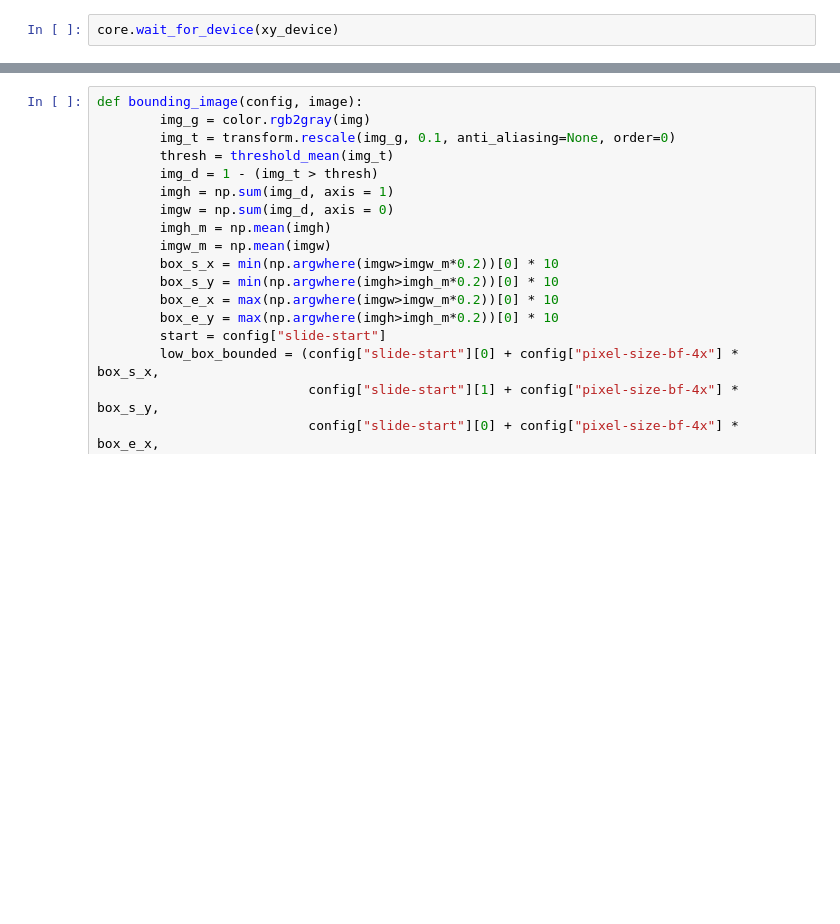
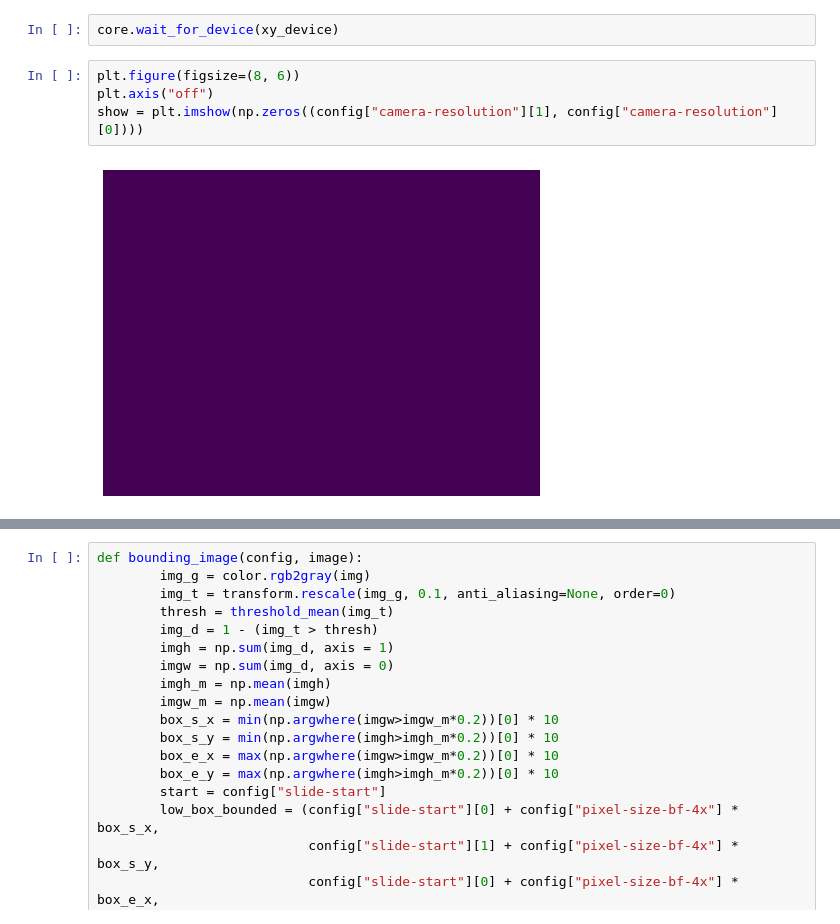
Before and after one commit to uw-loci/smart-wsi-scanner, a Jupyter notebook: bf-scanner.ipynb, the cells around one changed output, grey strips where cells are left out. Cells and saved outputs as stored; diff of their text form; blank space fills up the shorter version.

```diff
--- a/bf-scanner.ipynb
+++ b/bf-scanner.ipynb
@@ -78,4 +78,10 @@ core.get_focus_device()
 'Z'
 # %%
 core.wait_for_device(xy_device)
+# %%
+plt.figure(figsize=(8, 6))
+plt.axis("off")
+show = plt.imshow(np.zeros((config["camera-resolution"][1], config["camera-resolution"][0])))
+# %% [output]
+[figure, added]
 # %%
```
Also changed, not shown: parts of 4 cells of this notebook.
